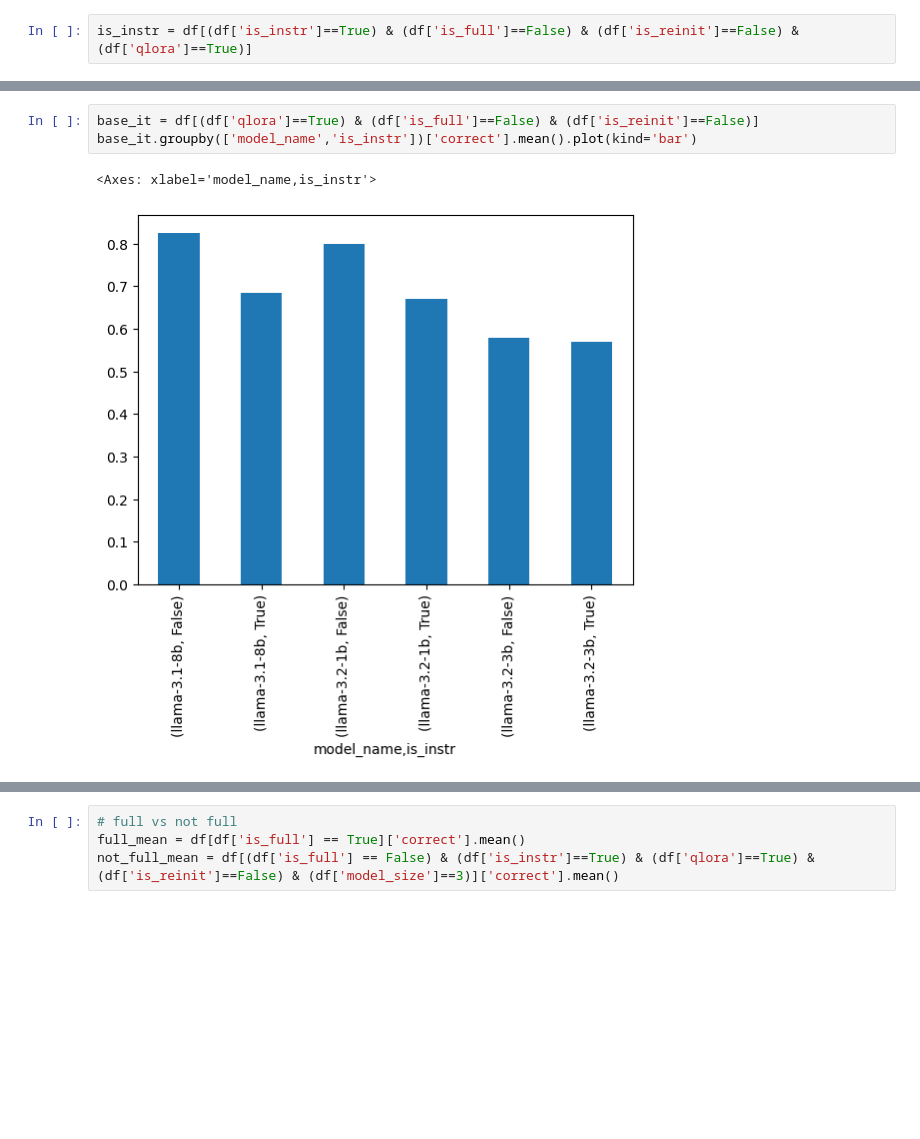
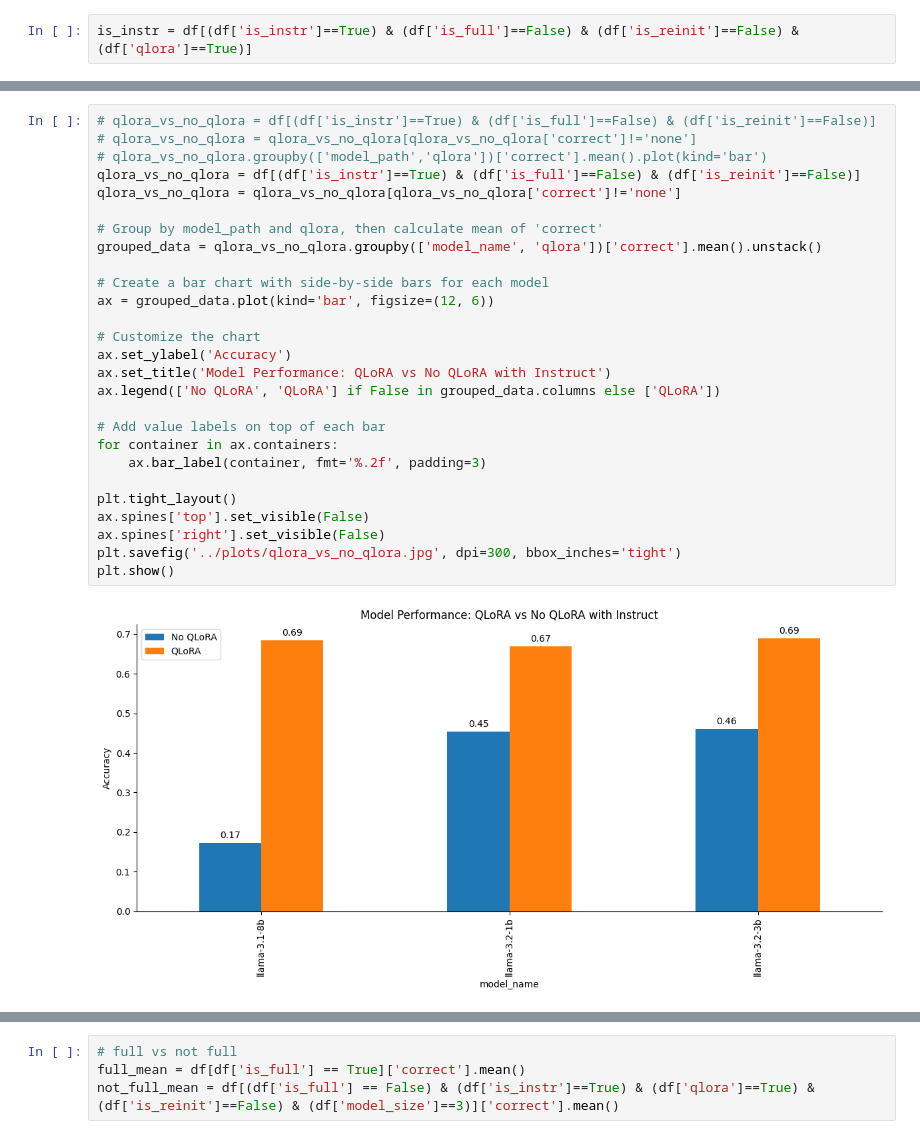
Before and after one commit to vminvsky/finetuning-folktexts, a Jupyter notebook: notebooks/explore_results.ipynb, the cells around one changed output, grey strips where cells are left out. Saved outputs shown, nothing was run; the diff lists cells and outputs as text; blank space fills up the shorter version.

```diff
--- a/notebooks/explore_results.ipynb
+++ b/notebooks/explore_results.ipynb
@@ -145,6 +184,29 @@ is_instr.groupby(['model_name','qlora','correct'])['correct'].count().plot(kind=
-# %%
-base_it = df[(df['qlora']==True) & (df['is_full']==False) & (df['is_reinit']==False)]
-base_it.groupby(['model_name','is_instr'])['correct'].mean().plot(kind='bar')
-# %% [output]
-<Axes: xlabel='model_name,is_instr'>
-[figure, removed]
+# %%
+# qlora_vs_no_qlora = df[(df['is_instr']==True) & (df['is_full']==False) & (df['is_reinit']==False)]
+# qlora_vs_no_qlora = qlora_vs_no_qlora[qlora_vs_no_qlora['correct']!='none']
+# qlora_vs_no_qlora.groupby(['model_path','qlora'])['correct'].mean().plot(kind='bar')
+qlora_vs_no_qlora = df[(df['is_instr']==True) & (df['is_full']==False) & (df['is_reinit']==False)]
+qlora_vs_no_qlora = qlora_vs_no_qlora[qlora_vs_no_qlora['correct']!='none']
+
+# Group by model_path and qlora, then calculate mean of 'correct'
+grouped_data = qlora_vs_no_qlora.groupby(['model_name', 'qlora'])['correct'].mean().unstack()
+
+# Create a bar chart with side-by-side bars for each model
+ax = grouped_data.plot(kind='bar', figsize=(12, 6))
+
+# Customize the chart
+ax.set_ylabel('Accuracy')
+ax.set_title('Model Performance: QLoRA vs No QLoRA with Instruct')
+ax.legend(['No QLoRA', 'QLoRA'] if False in grouped_data.columns else ['QLoRA'])
+
+# Add value labels on top of each bar
+for container in ax.containers:
+    ax.bar_label(container, fmt='%.2f', padding=3)
+
+plt.tight_layout()
+ax.spines['top'].set_visible(False)
+ax.spines['right'].set_visible(False)
+plt.savefig('../plots/qlora_vs_no_qlora.jpg', dpi=300, bbox_inches='tight')
+plt.show()
+# %% [output]
+[figure, added]
```
Also changed, not shown: parts of 21 cells of this notebook, 8 other files.
